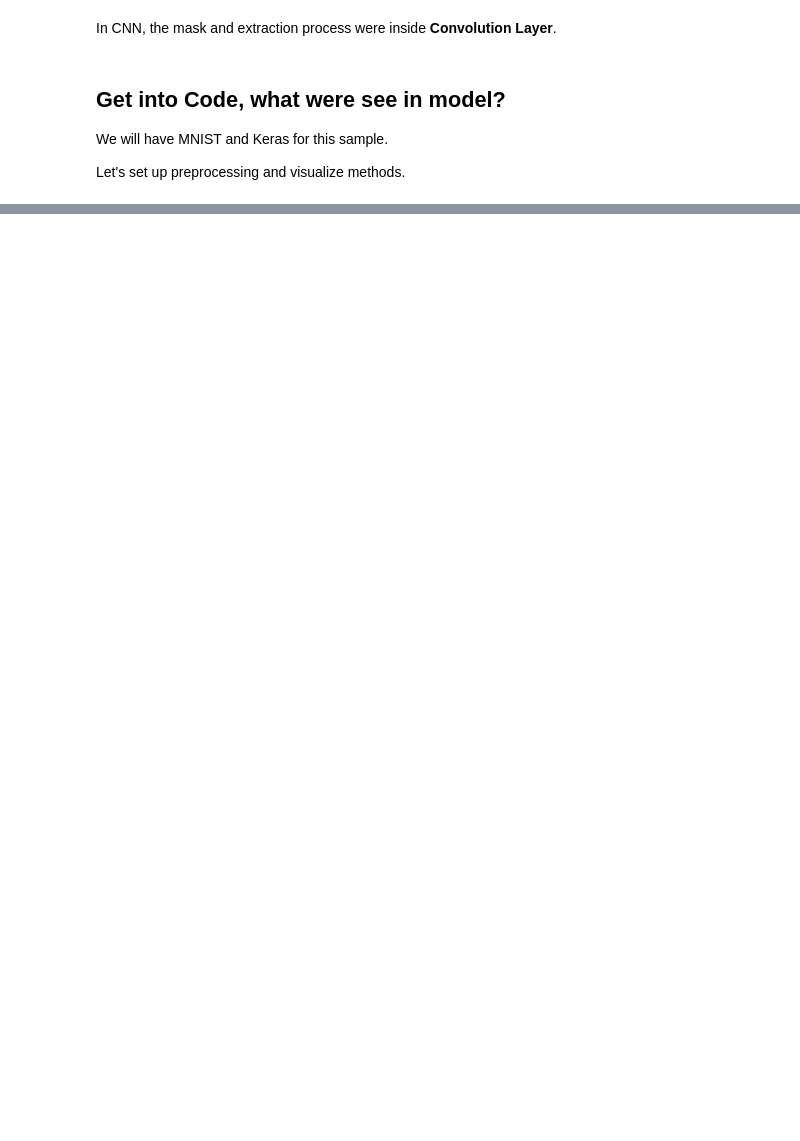
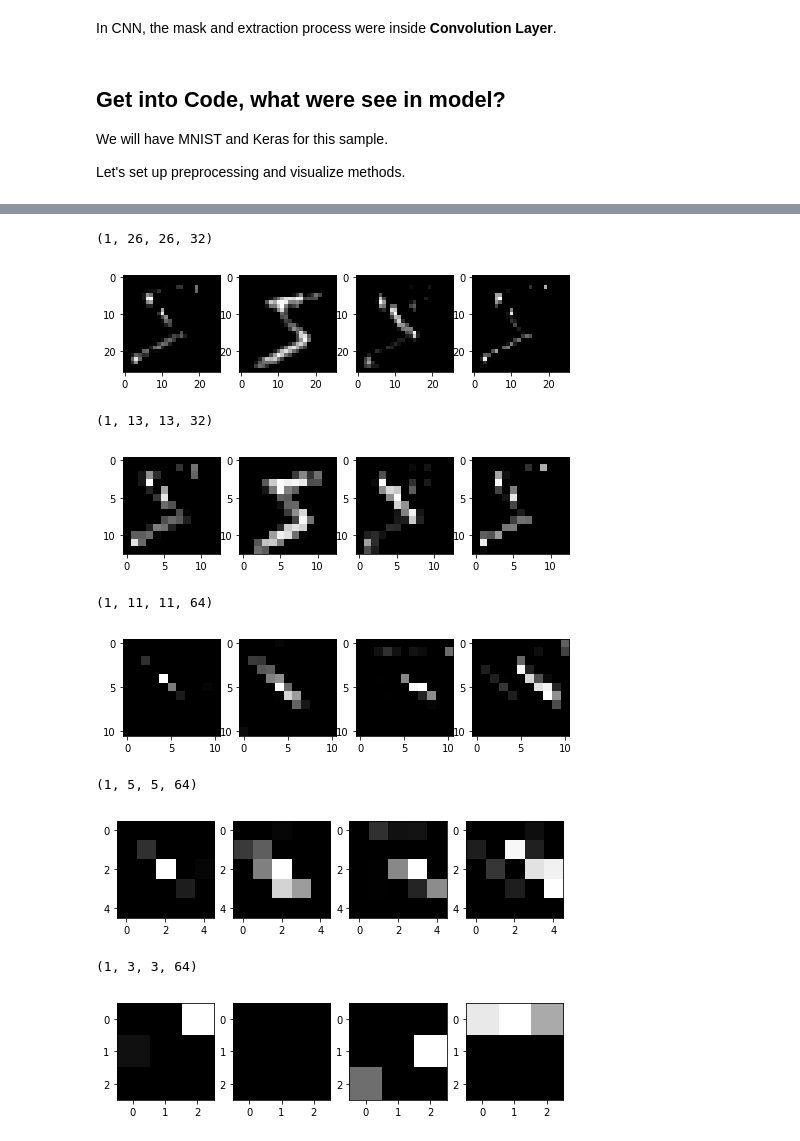
Before and after one commit to littlenine/Tutorials, a Jupyter notebook: CNN with MNIST.ipynb, the cells around one changed output, grey strips where cells are left out. Saved outputs shown, nothing was run; the diff lists cells and outputs as text; code cells hidden in the pictures; blank space fills up the shorter version.

```diff
--- a/CNN with MNIST.ipynb
+++ b/CNN with MNIST.ipynb
@@ -239,0 +268,17 @@ show_layers_output(model, 4, 4)
+# %%
+show_layers_output(model, 0, 4)
+show_layers_output(model, 1, 4)
+show_layers_output(model, 2, 4)
+show_layers_output(model, 3, 4)
+show_layers_output(model, 4, 4)
+# %% [output]
+(1, 26, 26, 32)
+[figure, added]
+(1, 13, 13, 32)
+[figure, added]
+(1, 11, 11, 64)
+[figure, added]
+(1, 5, 5, 64)
+[figure, added]
+(1, 3, 3, 64)
+[figure, added]
```
Also changed, not shown: parts of 12 cells of this notebook.
